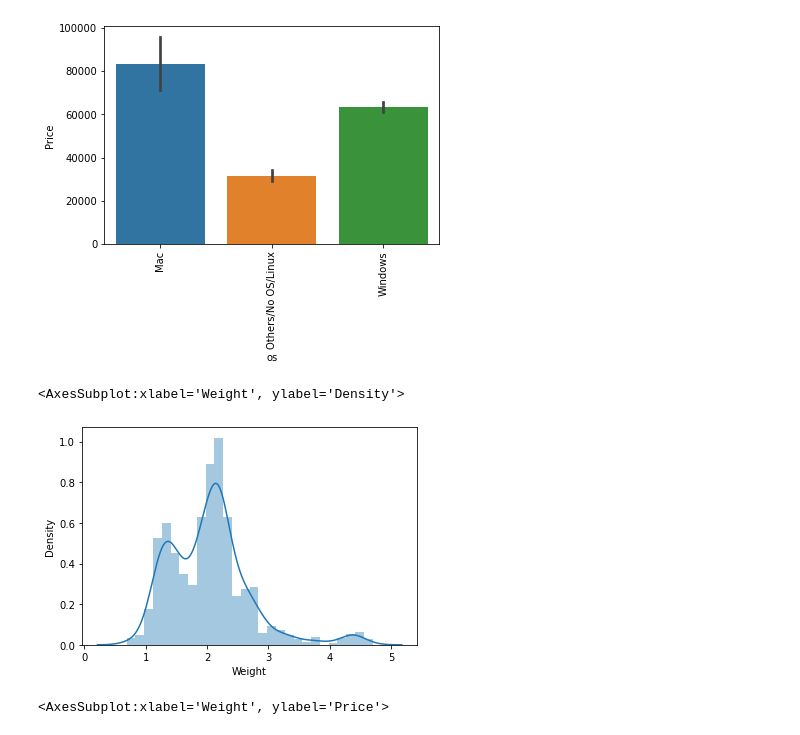
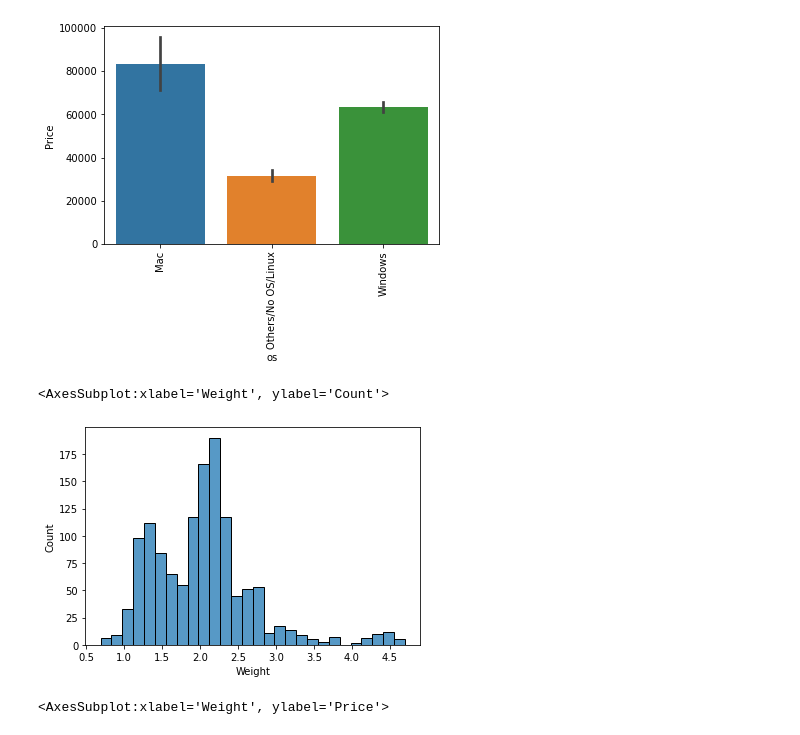
Before and after one commit to hiteshperiwal/laptop-price-predictor, a Jupyter notebook: laptop-price-predictor.ipynb, the cells around one changed output. Saved outputs shown, nothing was run; the diff lists cells and outputs as text; code cells hidden in the pictures.

```diff
--- a/laptop-price-predictor.ipynb
+++ b/laptop-price-predictor.ipynb
@@ -609,10 +609,10 @@ plt.show()
 # %% [output]
 [figure]
 # %%
-sns.distplot(df['Weight'])
+sns.histplot(df['Weight'])
 # %% [output]
-<AxesSubplot:xlabel='Weight', ylabel='Density'>
+<AxesSubplot:xlabel='Weight', ylabel='Count'>
-[figure, old version]
+[figure, new version]
 # %%
 sns.scatterplot(x=df['Weight'],y=df['Price'])
 # %% [output]
```
Also changed, not shown: parts of 1 cell of this notebook.
